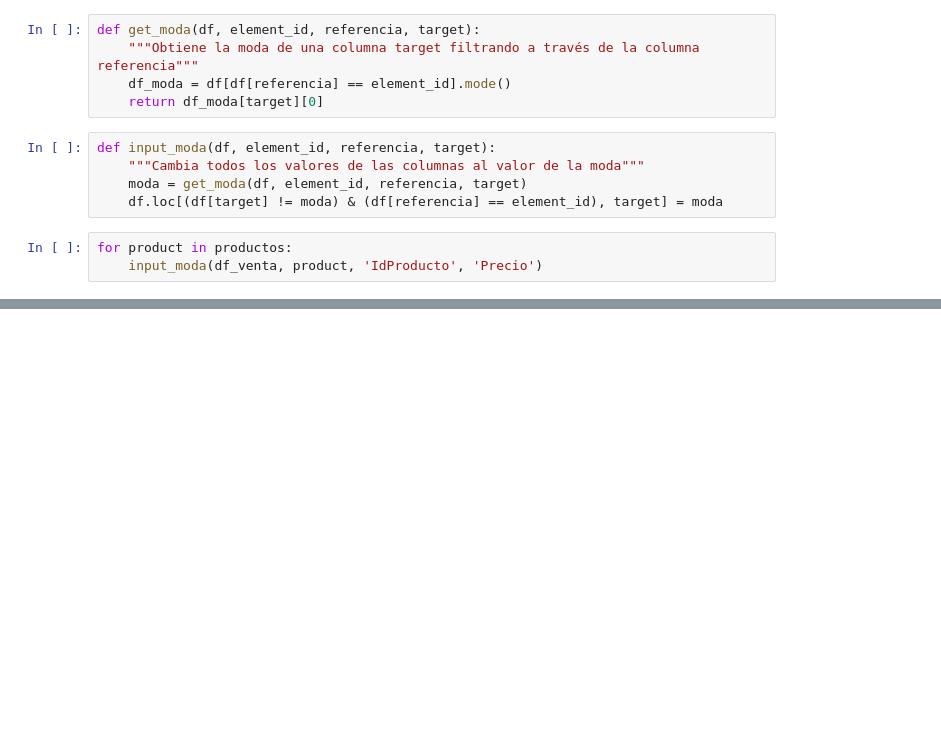
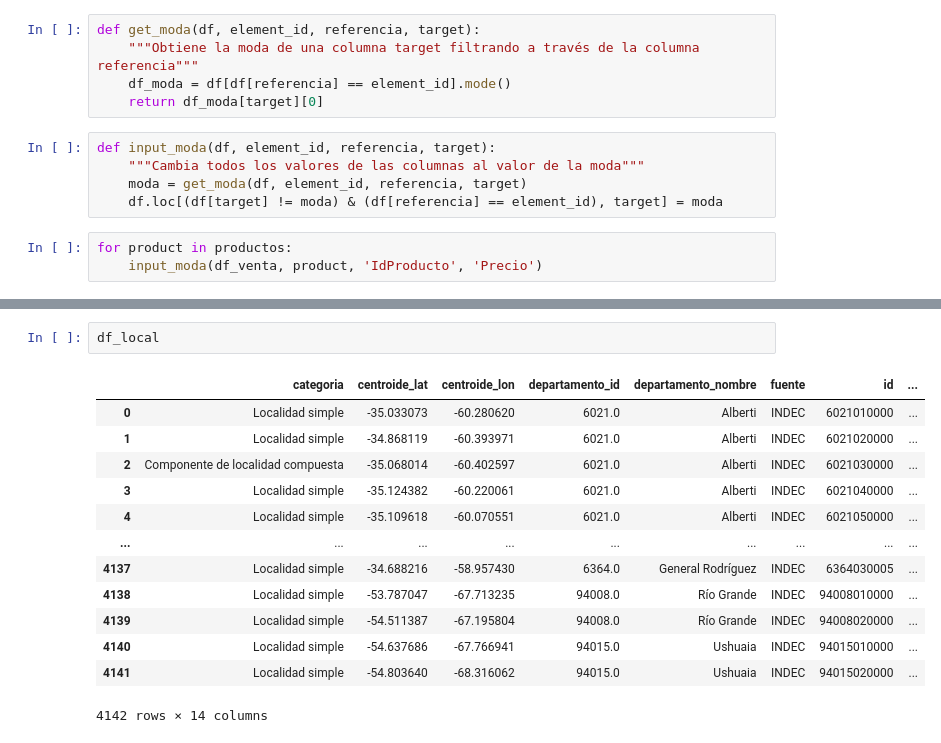
Before and after one commit to Buxtehud/DS-PI-ProyectoIndividual, a Jupyter notebook: ETL.ipynb, the cells around one changed output, grey strips where cells are left out. Saved outputs shown, nothing was run; the diff lists cells and outputs as text; blank space fills up the shorter version.

```diff
--- a/ETL.ipynb
+++ b/ETL.ipynb
@@ -63,0 +90,16 @@ memory usage: 3.6+ MB
+# %%
+df_local
+# %% [output]
+|  | categoria | centroide_lat | centroide_lon | departamento_id | departamento_nombre | fuente | id | ... |
+| 0 | Localidad simple | -35.033073 | -60.280620 | 6021.0 | Alberti | INDEC | 6021010000 | ... |
+| 1 | Localidad simple | -34.868119 | -60.393971 | 6021.0 | Alberti | INDEC | 6021020000 | ... |
+| 2 | Componente de localidad compuesta | -35.068014 | -60.402597 | 6021.0 | Alberti | INDEC | 6021030000 | ... |
+| 3 | Localidad simple | -35.124382 | -60.220061 | 6021.0 | Alberti | INDEC | 6021040000 | ... |
+| 4 | Localidad simple | -35.109618 | -60.070551 | 6021.0 | Alberti | INDEC | 6021050000 | ... |
+| ... | ... | ... | ... | ... | ... | ... | ... | ... |
+| 4137 | Localidad simple | -34.688216 | -58.957430 | 6364.0 | General Rodríguez | INDEC | 6364030005 | ... |
+| 4138 | Localidad simple | -53.787047 | -67.713235 | 94008.0 | Río Grande | INDEC | 94008010000 | ... |
+| 4139 | Localidad simple | -54.511387 | -67.195804 | 94008.0 | Río Grande | INDEC | 94008020000 | ... |
+| 4140 | Localidad simple | -54.637686 | -67.766941 | 94015.0 | Ushuaia | INDEC | 94015010000 | ... |
+| 4141 | Localidad simple | -54.803640 | -68.316062 | 94015.0 | Ushuaia | INDEC | 94015020000 | ... |
+4142 rows × 14 columns
```
Also changed, not shown: parts of 26 cells of this notebook, 2 other files.
